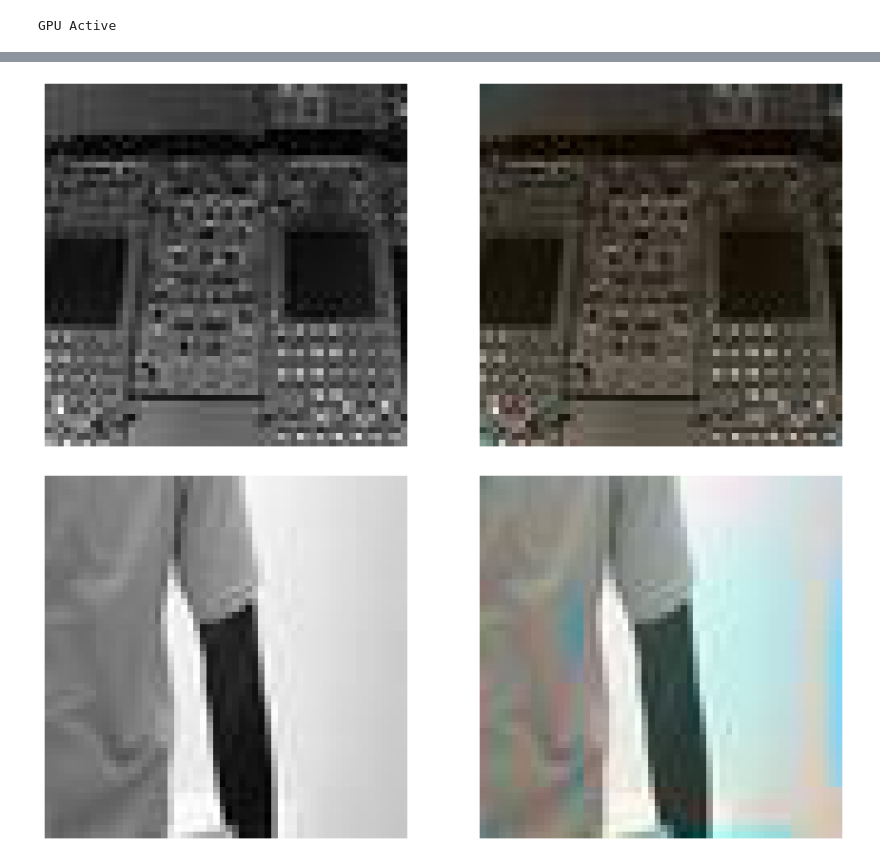
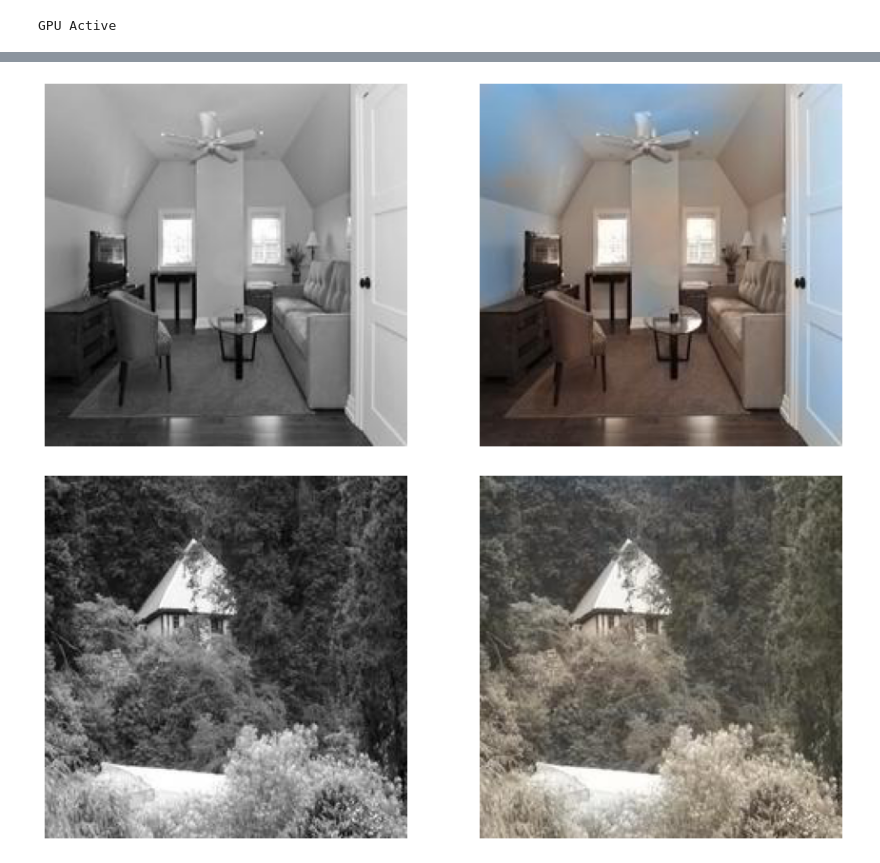
Before and after one commit to avargas10/DeepPaint, a Jupyter notebook: ImageColorization.ipynb, the cells around one changed output, grey strips where cells are left out. Drawn from its saved outputs; the diff is of its cells as text; code cells hidden in the pictures.

```diff
--- a/ImageColorization.ipynb
+++ b/ImageColorization.ipynb
@@ -302,17 +272,17 @@ Finished validation.
 # %%
 # Show images
 import matplotlib.image as mpimg
-image_pairs = [('outputs/color/img-2-epoch-0.jpg', 'outputs/gray/img-2-epoch-0.jpg'),
-               ('outputs/color/img-7-epoch-0.jpg', 'outputs/gray/img-7-epoch-0.jpg')]
+image_pairs = [('outputs/color/img-1-epoch-62.jpg', 'outputs/gray/img-1-epoch-0.jpg'),
+               ('outputs/color/img-2-epoch-62.jpg', 'outputs/gray/img-2-epoch-0.jpg')]
 for c, g in image_pairs:
   color = mpimg.imread(c)
   gray  = mpimg.imread(g)
   f, axarr = plt.subplots(1, 2)
   f.set_size_inches(15, 15)
   axarr[0].imshow(gray, cmap='gray')
   axarr[1].imshow(color)
   axarr[0].axis('off'), axarr[1].axis('off')
   plt.show()
 # %% [output]
-[figure, old version]
+[figure, new version]
-[figure, old version]
+[figure, new version]
```
Also changed, not shown: parts of 8 cells of this notebook, 29 other files.
